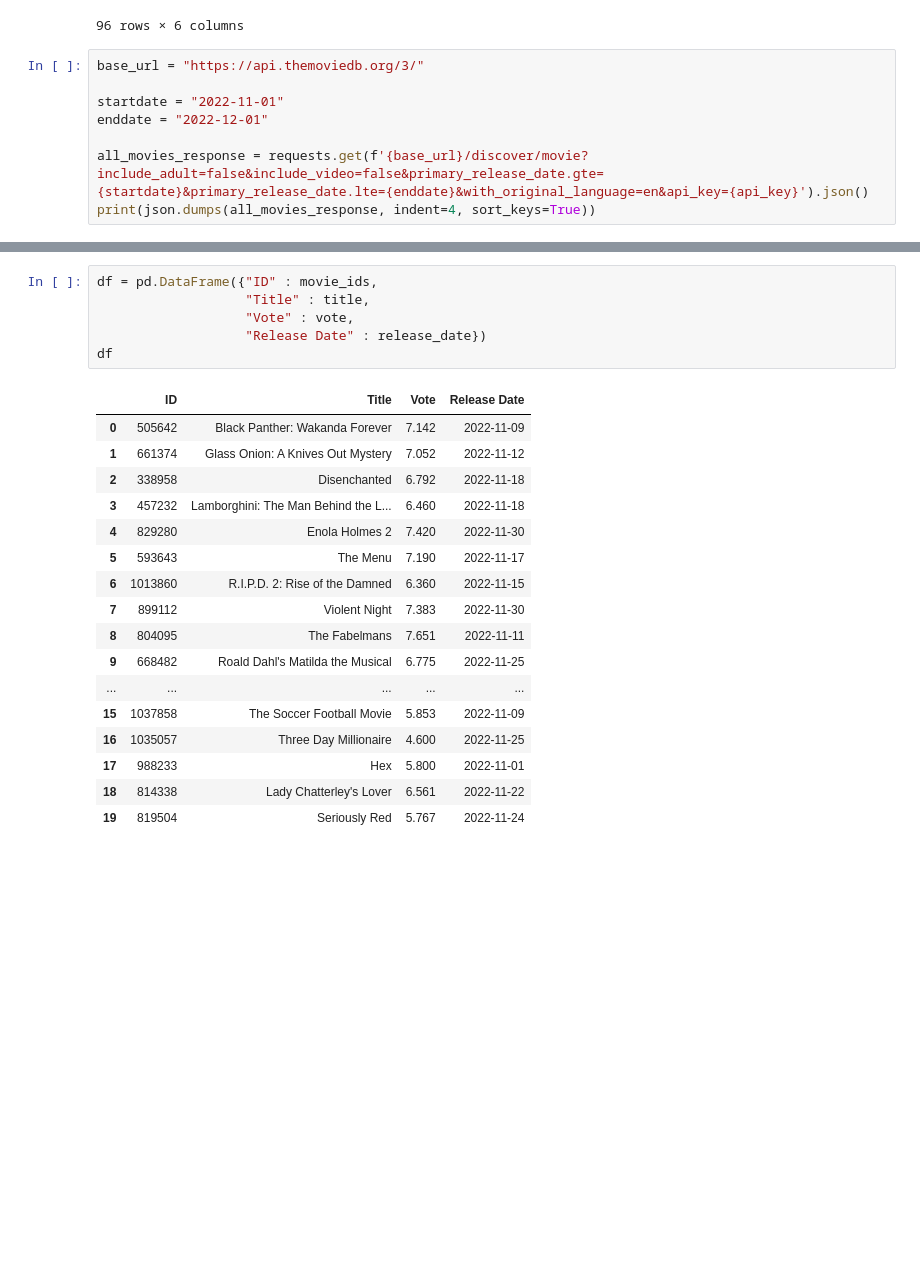
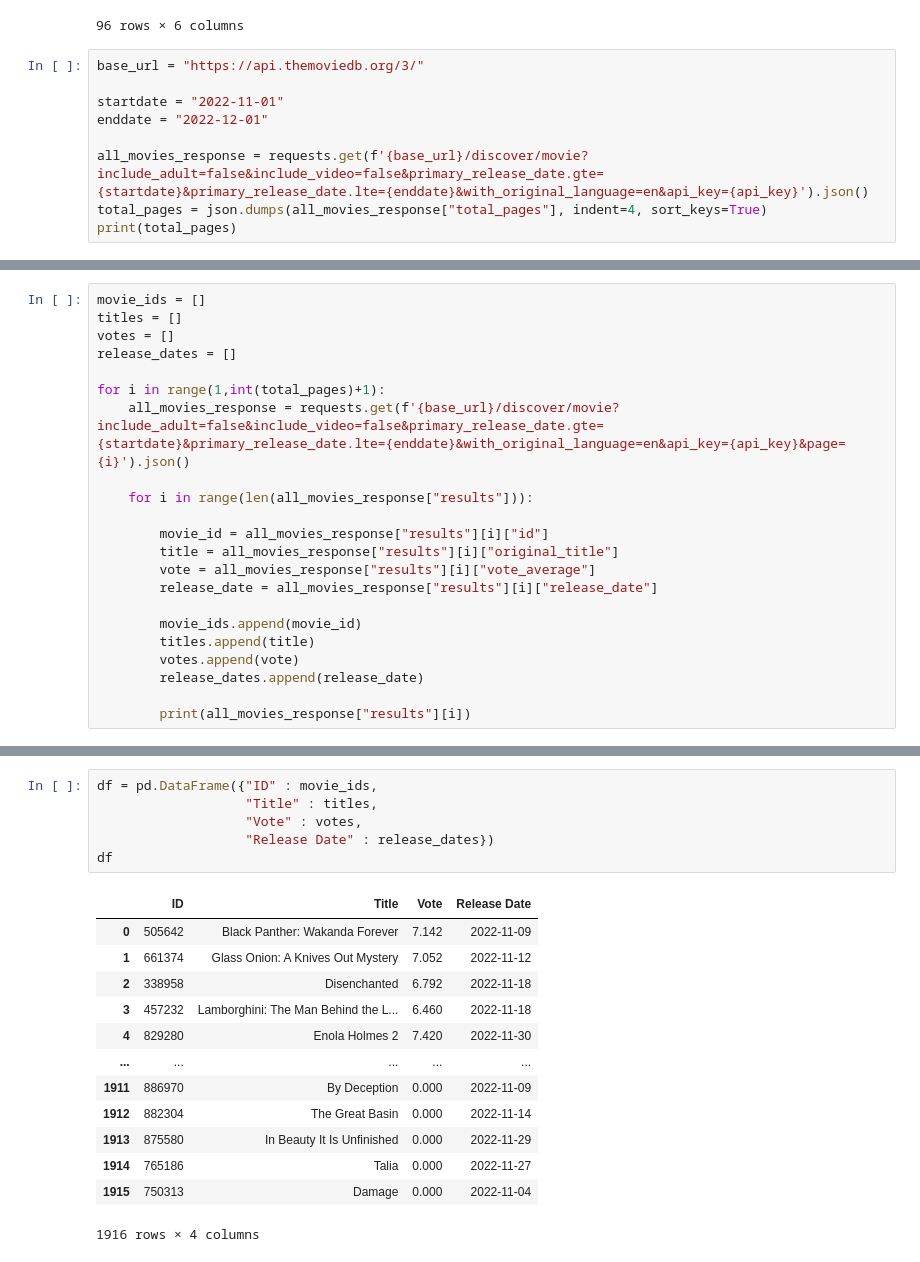
Before and after one commit to jamieah80/group-project-one, a Jupyter notebook: main.ipynb, the cells around one changed output, grey strips where cells are left out. Drawn from its saved outputs; the diff is of its cells as text; blank space fills up the shorter version.

```diff
--- a/main.ipynb
+++ b/main.ipynb
@@ -42,5 +42,6 @@ startdate = "2022-11-01"
 enddate = "2022-12-01"
 
 all_movies_response = requests.get(f'{base_url}/discover/movie?include_adult=false&include_video=false&primary_release_date.gte={startdate}&primary_release_date.lte={enddate}&with_original_language=en&api_key={api_key}').json()
-print(json.dumps(all_movies_response, indent=4, sort_keys=True))
+total_pages = json.dumps(all_movies_response["total_pages"], indent=4, sort_keys=True)
+print(total_pages)
 # %% [output]
@@ -132,0 +49,22 @@ Release Date = 2022-11-24
+# %%
+movie_ids = []
+titles = []
+votes = []
+release_dates = []
+
+for i in range(1,int(total_pages)+1):
+    all_movies_response = requests.get(f'{base_url}/discover/movie?include_adult=false&include_video=false&primary_release_date.gte={startdate}&primary_release_date.lte={enddate}&with_original_language=en&api_key={api_key}&page={i}').json()
+
+    for i in range(len(all_movies_response["results"])):
+
+        movie_id = all_movies_response["results"][i]["id"]
+        title = all_movies_response["results"][i]["original_title"]
+        vote = all_movies_response["results"][i]["vote_average"]
+        release_date = all_movies_response["results"][i]["release_date"]
+
+        movie_ids.append(movie_id)
+        titles.append(title)
+        votes.append(vote)
+        release_dates.append(release_date)
+
+        print(all_movies_response["results"][i])
@@ -133,27 +93,23 @@ Release Date = 2022-11-24
 # %%
 df = pd.DataFrame({"ID" : movie_ids,
-                   "Title" : title,
-                   "Vote" : vote,
-                   "Release Date" : release_date})
+                   "Title" : titles,
+                   "Vote" : votes,
+                   "Release Date" : release_dates})
 df
 # %% [output]
 |  | ID | Title | Vote | Release Date |
 | 0 | 505642 | Black Panther: Wakanda Forever | 7.142 | 2022-11-09 |
 | 1 | 661374 | Glass Onion: A Knives Out Mystery | 7.052 | 2022-11-12 |
 | 2 | 338958 | Disenchanted | 6.792 | 2022-11-18 |
 | 3 | 457232 | Lamborghini: The Man Behind the L... | 6.460 | 2022-11-18 |
 | 4 | 829280 | Enola Holmes 2 | 7.420 | 2022-11-30 |
-| 5 | 593643 | The Menu | 7.190 | 2022-11-17 |
-| 6 | 1013860 | R.I.P.D. 2: Rise of the Damned | 6.360 | 2022-11-15 |
-| 7 | 899112 | Violent Night | 7.383 | 2022-11-30 |
-| 8 | 804095 | The Fabelmans | 7.651 | 2022-11-11 |
-| 9 | 668482 | Roald Dahl's Matilda the Musical | 6.775 | 2022-11-25 |
 | ... | ... | ... | ... | ... |
-| 15 | 1037858 | The Soccer Football Movie | 5.853 | 2022-11-09 |
-| 16 | 1035057 | Three Day Millionaire | 4.600 | 2022-11-25 |
-| 17 | 988233 | Hex | 5.800 | 2022-11-01 |
-| 18 | 814338 | Lady Chatterley's Lover | 6.561 | 2022-11-22 |
-| 19 | 819504 | Seriously Red | 5.767 | 2022-11-24 |
+| 1911 | 886970 | By Deception | 0.000 | 2022-11-09 |
+| 1912 | 882304 | The Great Basin | 0.000 | 2022-11-14 |
+| 1913 | 875580 | In Beauty It Is Unfinished | 0.000 | 2022-11-29 |
+| 1914 | 765186 | Talia | 0.000 | 2022-11-27 |
+| 1915 | 750313 | Damage | 0.000 | 2022-11-04 |
+1916 rows × 4 columns
 # %%
 df = df.sort_values("Release Date")
 df
```
Also changed, not shown: parts of 8 cells of this notebook.
